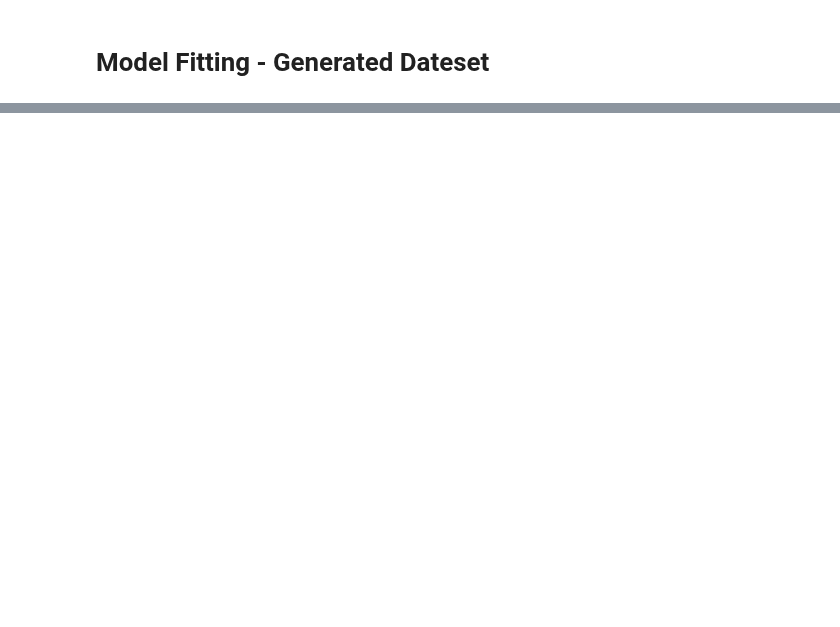
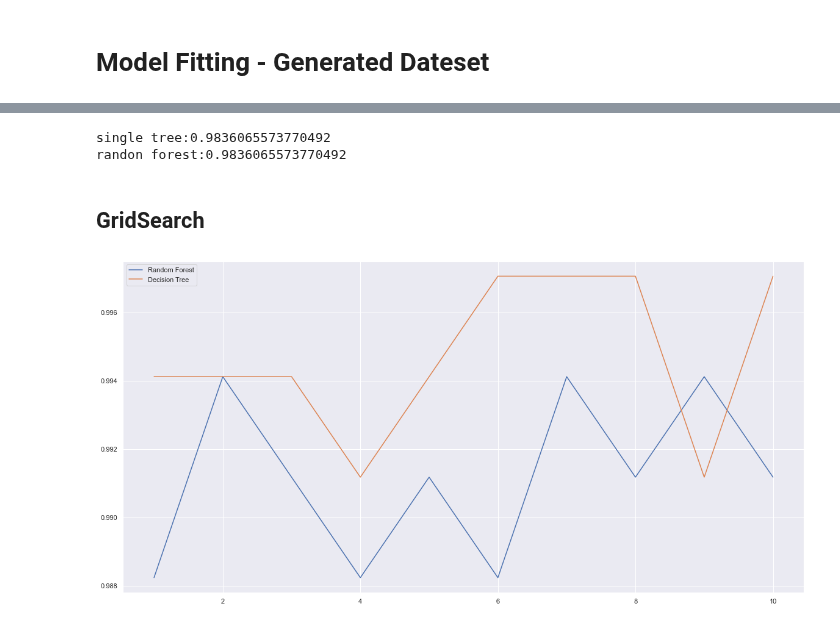
Before and after one commit to Charlene-L/CITS5553-Capstone-Project, a Jupyter notebook: ML Model/Jiaze Li/ML_tree based.ipynb, the cells around one changed output, grey strips where cells are left out. Drawn from its saved outputs; the diff is of its cells as text; code cells hidden in the pictures; blank space fills up the shorter version.

```diff
--- a/ML Model/Jiaze Li/ML_tree based.ipynb
+++ b/ML Model/Jiaze Li/ML_tree based.ipynb
@@ -105,0 +125,3 @@ X_train.head()
+# %%
+y_train_over = y_train_over.loc[:,['OverallPoF']]
+y_train_over
@@ -237,3 +291,7 @@ X_test = pd.concat([X_test.loc[:,['TPP', 'TympType', 'OAE1', 'OAE1.4', 'OAE2', '
 | 3 | 3.0 | 0 | 10.6 | 15.1 | 15.0 | 7.8 | 4.0 | 0.1050 | 0.6001 | ... |
 | 4 | -10.0 | 0 | 3.7 | 11.5 | 7.4 | 5.7 | 8.5 | 0.1336 | 0.4592 | ... |
 5 rows × 27 columns
+# %%
+# after oversampling
+X_train_over = pd.concat([X_train_over.loc[:,['TPP', 'TympType', 'OAE1', 'OAE1.4', 'OAE2', 'OAE2.8', 'OAE4']],X_train_over[f_list]],axis=1)
+X_test_over = pd.concat([X_test_over.loc[:,['TPP', 'TympType', 'OAE1', 'OAE1.4', 'OAE2', 'OAE2.8', 'OAE4']],X_test_over[f_list]],axis=1)
@@ -284,0 +520,37 @@ X_test
+# %%
+clf_over = DecisionTreeClassifier(random_state=42)   # decision tree instantiation
+rfc_over = RandomForestClassifier(random_state=42)   # Random forest instantiation
+
+# Training data set
+clf_over = clf_over.fit(X_train_over,y_train_over)
+rfc_over = rfc_over.fit(X_train_over,np.ravel(y_train_over))
+
+score_c_over = clf_over.score(X_test_over,y_test_over)
+score_r_over=rfc_over.score(X_test_over,y_test_over)
+print("single tree:{}".format(score_c_over))
+print("randon forest:{}".format(score_r_over))
+# %% [output]
+single tree:0.9836065573770492
+randon forest:0.9836065573770492
+# %% [markdown]
+## GridSearch
+# %%
+clf_l_over = []
+rfc_l_over = []
+# Cross-validation: This is a method of dividing the data set into n parts, taking each part in turn as a test set and each n-1 part as a training set, and training the model several times to observe the stability of the model
+for i in range(10):
+    # Random forest cross-validation
+    rfc_over = RandomForestClassifier(n_estimators=25)
+    rfc_s_over = cross_val_score(rfc_over, X_train_over, np.ravel(y_train_over), cv=10).mean()
+    rfc_l_over.append(rfc_s_over)
+    # Decision tree cross-validation
+    clf_over = DecisionTreeClassifier()
+    clf_s_over = cross_val_score(clf_over, X_train_over, np.ravel(y_train_over), cv=10).mean()
+    clf_l_over.append(clf_s_over)
+
+plt.plot(range(1, 11), rfc_l_over, label="Random Forest")
+plt.plot(range(1, 11), clf_l_over, label="Decision Tree")
+plt.legend()
+plt.show()
+# %% [output]
+[figure, added]
```
Also changed, not shown: parts of 42 cells of this notebook, 10 other files.
